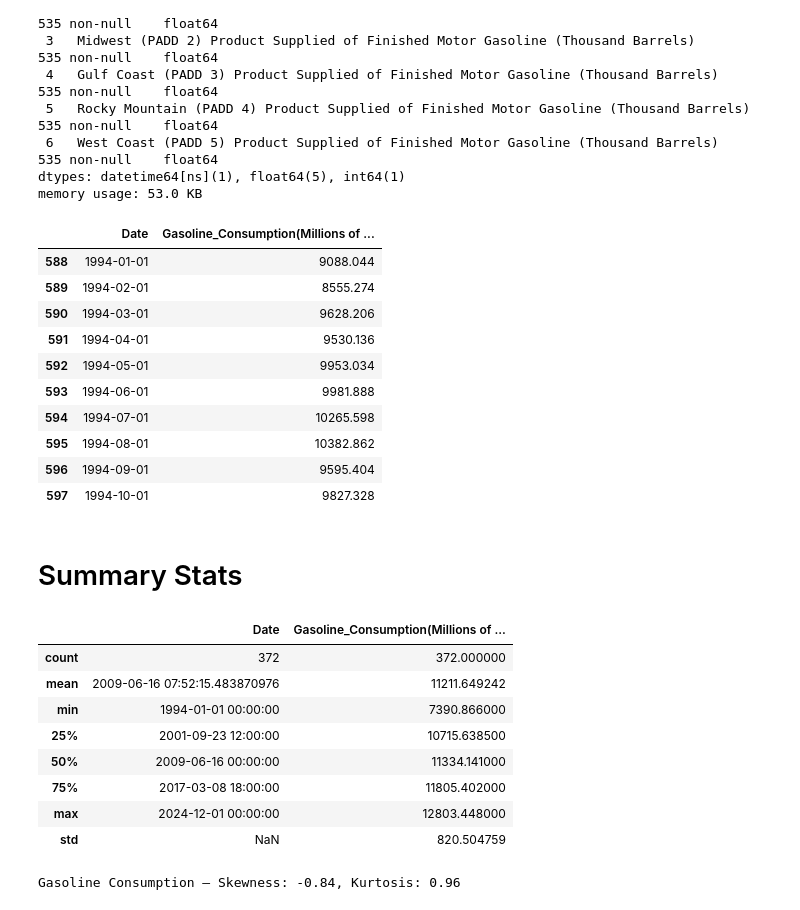
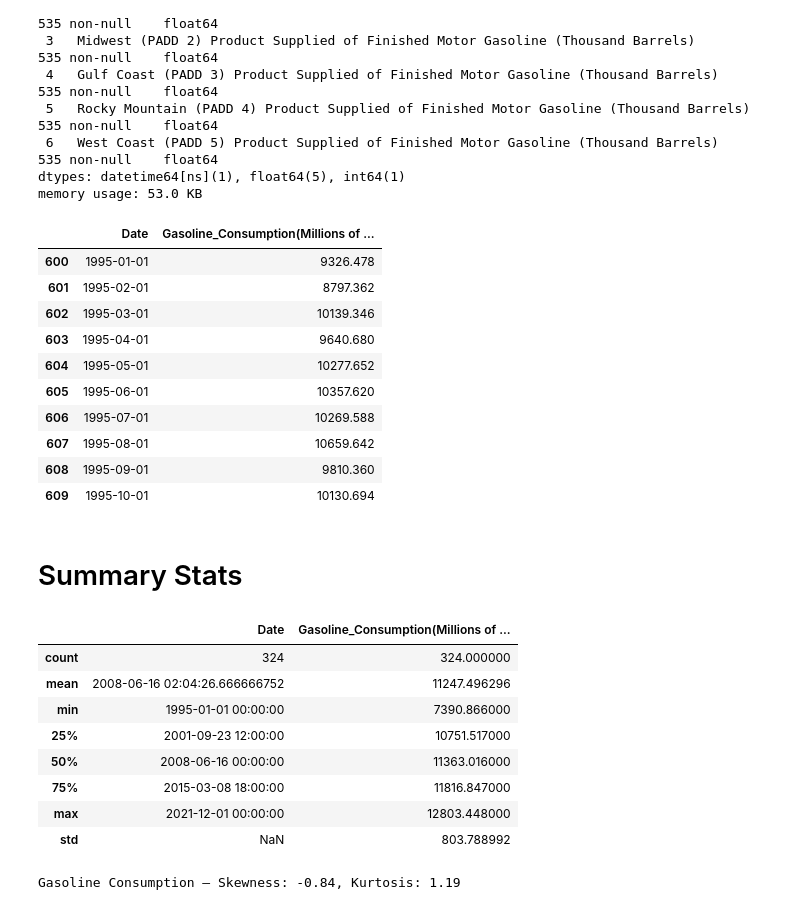
Before and after one commit to nikolasleeb/INFO523_FinalProject, a Jupyter notebook: ConsumptionData.ipynb, the cells around one changed output. Cells and saved outputs as stored; diff of their text form; code cells hidden in the pictures.

Commit message:
consumption data - notebook draft

```diff
--- a/ConsumptionData.ipynb
+++ b/ConsumptionData.ipynb
@@ -31,4 +31,10 @@ print("Found paths:", matches)
 path = matches[0]
 consumption = pd.read_excel(path, engine='openpyxl', skiprows=2)
 consumption.head()
+
+'''
+# Load dataset from local file for demonstration purposes
+consumption = pd.read_excel('ConsumptionData.xlsx', engine='openpyxl')
+consumption.head()
+'''
 # %% [output]
@@ -65,55 +80,55 @@ memory usage: 53.0 KB
 # %%
 ''' Data Cleaning for Consumption Data '''
 
 # Keep only needed columns and rename
 consumption = consumption.iloc[:, :2]
 consumption.columns = ["Date", "Gasoline_Consumption_Thousand_Barrels"]
 
 # Convert Date column to datetime and filter
 consumption["Date"] = pd.to_datetime(consumption["Date"]).dt.to_period("M").dt.to_timestamp()
 
 # Filter to keep data between April 1994 and December 2024
 consumption = consumption[
-    (consumption["Date"] >= "1994-01-01") &
-    (consumption["Date"] <= "2024-12-31")
+    (consumption["Date"] >= "1995-01-01") &
+    (consumption["Date"] <= "2021-12-31")
 ]
 
 # Convert to Millions of Gallons
 consumption["Gasoline_Consumption(Millions of Gallons)"] = (
     consumption["Gasoline_Consumption_Thousand_Barrels"] * 1000 * 42 / 1_000_000
 )
 
 # Drop the old column
 consumption.drop(columns=["Gasoline_Consumption_Thousand_Barrels"], inplace=True)
 
 # Preview
 consumption.head(10)
 # %% [output]
 |  | Date | Gasoline_Consumption(Millions of ... |
-| 588 | 1994-01-01 | 9088.044 |
-| 589 | 1994-02-01 | 8555.274 |
-| 590 | 1994-03-01 | 9628.206 |
-| 591 | 1994-04-01 | 9530.136 |
-| 592 | 1994-05-01 | 9953.034 |
-| 593 | 1994-06-01 | 9981.888 |
-| 594 | 1994-07-01 | 10265.598 |
-| 595 | 1994-08-01 | 10382.862 |
-| 596 | 1994-09-01 | 9595.404 |
-| 597 | 1994-10-01 | 9827.328 |
+| 600 | 1995-01-01 | 9326.478 |
+| 601 | 1995-02-01 | 8797.362 |
+| 602 | 1995-03-01 | 10139.346 |
+| 603 | 1995-04-01 | 9640.680 |
+| 604 | 1995-05-01 | 10277.652 |
+| 605 | 1995-06-01 | 10357.620 |
+| 606 | 1995-07-01 | 10269.588 |
+| 607 | 1995-08-01 | 10659.642 |
+| 608 | 1995-09-01 | 9810.360 |
+| 609 | 1995-10-01 | 10130.694 |
 # %% [markdown]
 # Summary Stats
 # %%
 consumption.describe()
 # %% [output]
 |  | Date | Gasoline_Consumption(Millions of ... |
-| count | 372 | 372.000000 |
-| mean | 2009-06-16 07:52:15.483870976 | 11211.649242 |
-| min | 1994-01-01 00:00:00 | 7390.866000 |
-| 25% | 2001-09-23 12:00:00 | 10715.638500 |
-| 50% | 2009-06-16 00:00:00 | 11334.141000 |
-| 75% | 2017-03-08 18:00:00 | 11805.402000 |
-| max | 2024-12-01 00:00:00 | 12803.448000 |
-| std | NaN | 820.504759 |
+| count | 324 | 324.000000 |
+| mean | 2008-06-16 02:04:26.666666752 | 11247.496296 |
+| min | 1995-01-01 00:00:00 | 7390.866000 |
+| 25% | 2001-09-23 12:00:00 | 10751.517000 |
+| 50% | 2008-06-16 00:00:00 | 11363.016000 |
+| 75% | 2015-03-08 18:00:00 | 11816.847000 |
+| max | 2021-12-01 00:00:00 | 12803.448000 |
+| std | NaN | 803.788992 |
 # %%
 '''' View skewness and kurtosis of consumption data '''
 
@@ -124,7 +139,7 @@ cons_kurt = kurtosis(consumption["Gasoline_Consumption(Millions of Gallons)"], n
 # Display results
 print(f"Gasoline Consumption — Skewness: {cons_skew:.2f}, Kurtosis: {cons_kurt:.2f}")
 # %% [output]
-Gasoline Consumption — Skewness: -0.84, Kurtosis: 0.96
+Gasoline Consumption — Skewness: -0.84, Kurtosis: 1.19
 # %%
 ''' View consumption date range and total months of data '''
 
```
Also changed, not shown: parts of 8 cells of this notebook.
